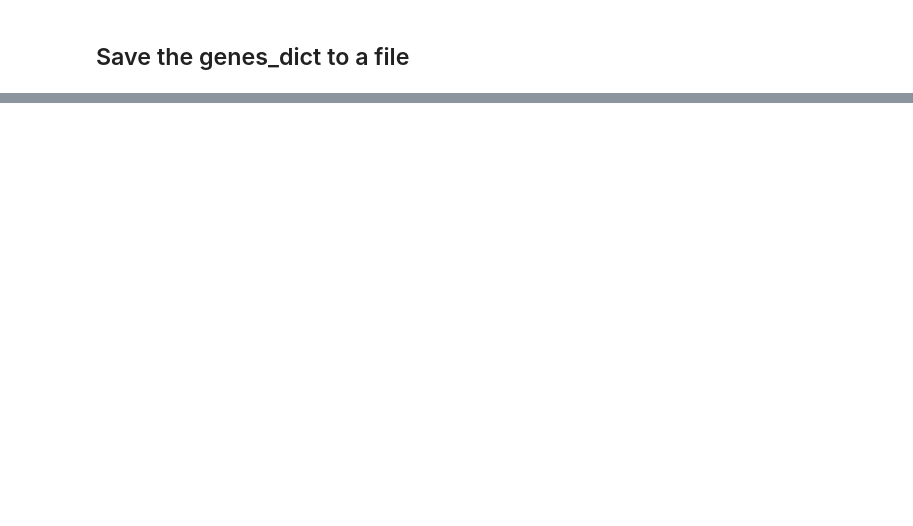
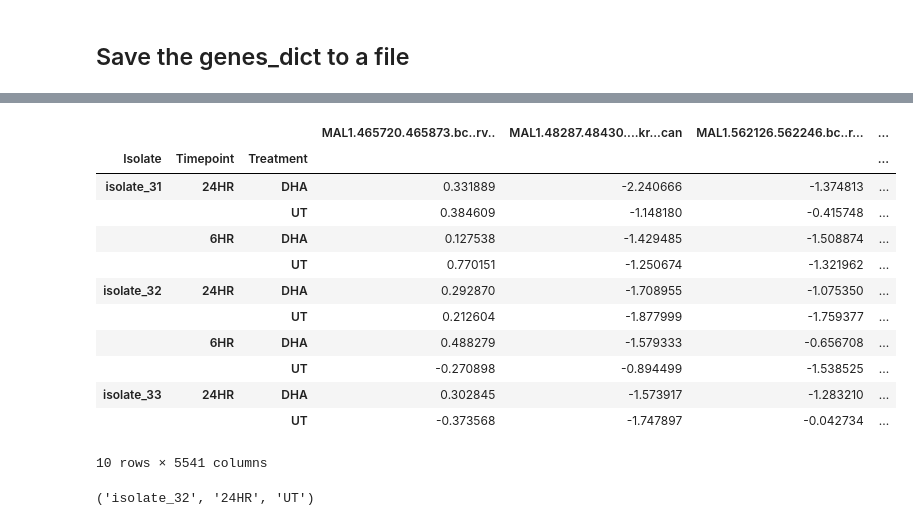
Before and after one commit to Monida/Dream_Challenge_Malaria, a Jupyter notebook: scripts/data_explore.ipynb, the cells around one changed output, grey strips where cells are left out. Cells and saved outputs as stored; diff of their text form; code cells hidden in the pictures; blank space fills up the shorter version.

```diff
--- a/scripts/data_explore.ipynb
+++ b/scripts/data_explore.ipynb
@@ -852,0 +980,22 @@ genes_df.to_csv('../data/genes_column_labels.csv')
+# %%
+aggregated_means_Alltest = test.groupby(["Isolate","Timepoint","Treatment"]).mean()
+# %%
+aggregated_means_Alltest.head(10)
+# %% [output]
+|  |  |  | MAL1.465720.465873.bc..rv.. | MAL1.48287.48430....kr...can | MAL1.562126.562246.bc..r... | ... |
+| Isolate | Timepoint | Treatment |  |  |  | ... |
+| isolate_31 | 24HR | DHA | 0.331889 | -2.240666 | -1.374813 | ... |
+|  |  | UT | 0.384609 | -1.148180 | -0.415748 | ... |
+|  | 6HR | DHA | 0.127538 | -1.429485 | -1.508874 | ... |
+|  |  | UT | 0.770151 | -1.250674 | -1.321962 | ... |
+| isolate_32 | 24HR | DHA | 0.292870 | -1.708955 | -1.075350 | ... |
+|  |  | UT | 0.212604 | -1.877999 | -1.759377 | ... |
+|  | 6HR | DHA | 0.488279 | -1.579333 | -0.656708 | ... |
+|  |  | UT | -0.270898 | -0.894499 | -1.538525 | ... |
+| isolate_33 | 24HR | DHA | 0.302845 | -1.573917 | -1.283210 | ... |
+|  |  | UT | -0.373568 | -1.747897 | -0.042734 | ... |
+10 rows × 5541 columns
+# %%
+aggregated_means_Alltest.index[5]
+# %% [output]
+('isolate_32', '24HR', 'UT')
```
Also changed, not shown: parts of 70 cells of this notebook, 12 other files.
